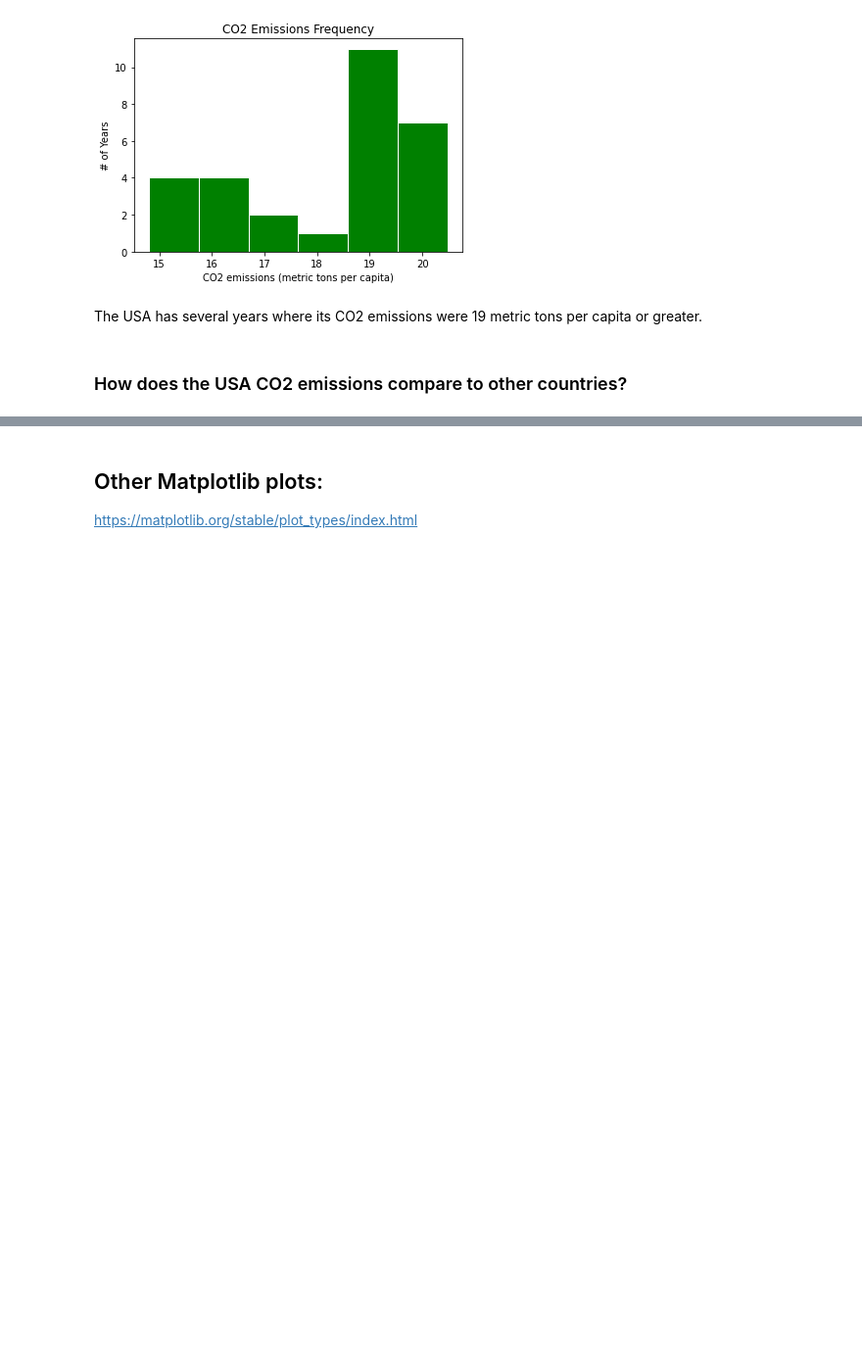
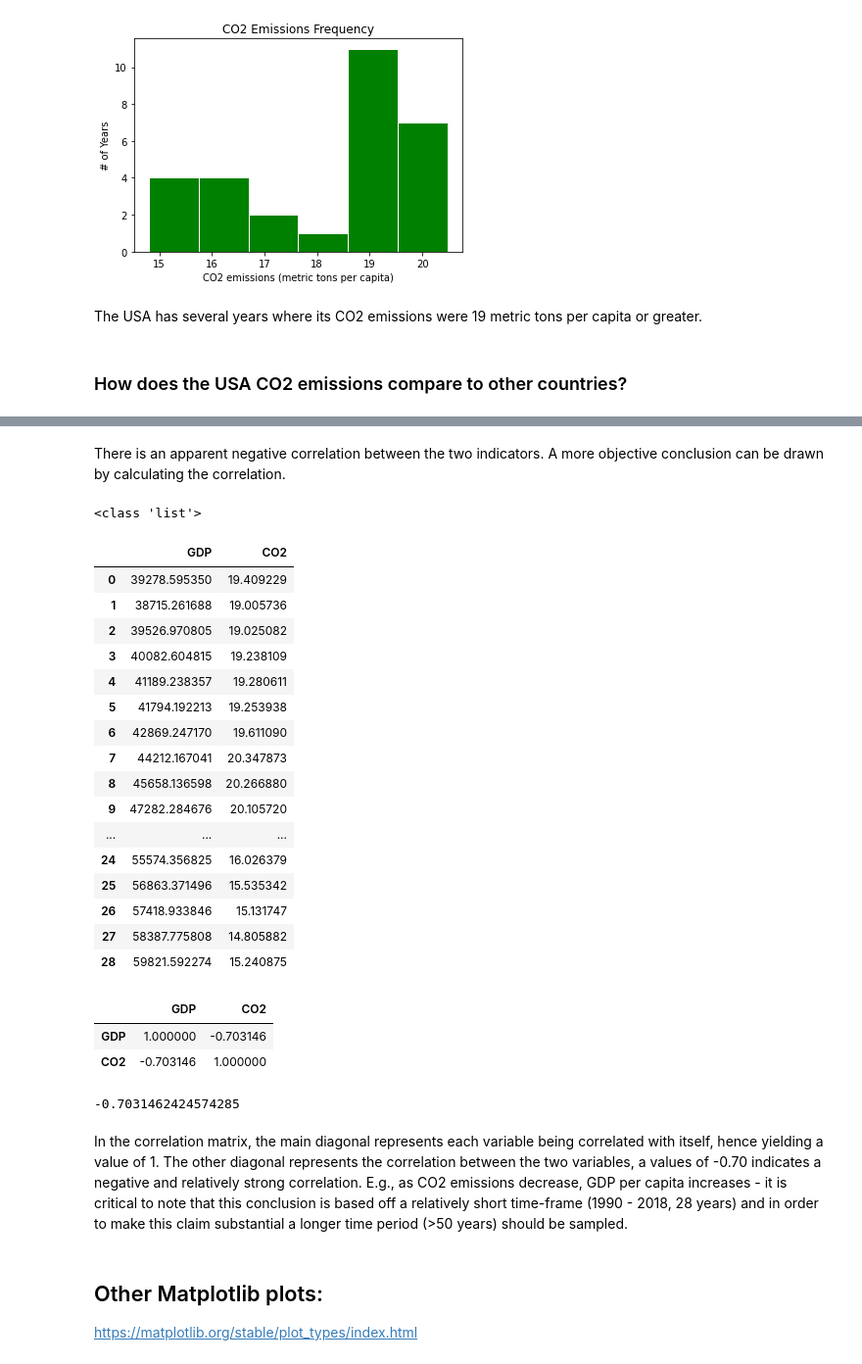
Before and after one commit to mannyjrod/ANA500, a Jupyter notebook: May_2022/Intro_Matplotlib.ipynb, the cells around one changed output, grey strips where cells are left out. Shown: that part at 98% size. Saved outputs shown, nothing was run; the diff lists cells and outputs as text; code cells hidden in the pictures; blank space fills up the shorter version.

```diff
--- a/May_2022/Intro_Matplotlib.ipynb
+++ b/May_2022/Intro_Matplotlib.ipynb
@@ -274,0 +607,57 @@ The USA has several years where its CO2 emissions were 19 metric tons per capita
+# %% [markdown]
+There is an apparent negative correlation between the two indicators. A more objective conclusion can be drawn by calculating the correlation.
+# %%
+# Compute correlation using the .corr method
+
+#print(type(gdp_values))
+#print(type(co2_values))
+
+# Convert both arrays floating point lists (Series argument must be 1-dimensional, so the 29x1 array is converted to a list),
+# then to Pandas Series, the two Series will then be used to create a dictionary,
+# then the dictionary to create a DataFrame. The DataFrame calls the .corr method.
+gdp_values = [float(gdp_values) for gdp_values in gdp_values]
+co2_values = [float(co2_values) for co2_values in co2_values]
+print(type(gdp_values))
+
+# Pandas Series
+gdp_Series = pd.Series(gdp_values)
+co2_Series = pd.Series(co2_values)
+
+# Dictionary
+d = {'GDP':gdp_Series, 'CO2':co2_Series}
+newdf = pd.DataFrame(d)
+newdf
+# %% [output]
+<class 'list'>
+|  | GDP | CO2 |
+| 0 | 39278.595350 | 19.409229 |
+| 1 | 38715.261688 | 19.005736 |
+| 2 | 39526.970805 | 19.025082 |
+| 3 | 40082.604815 | 19.238109 |
+| 4 | 41189.238357 | 19.280611 |
+| 5 | 41794.192213 | 19.253938 |
+| 6 | 42869.247170 | 19.611090 |
+| 7 | 44212.167041 | 20.347873 |
+| 8 | 45658.136598 | 20.266880 |
+| 9 | 47282.284676 | 20.105720 |
+| ... | ... | ... |
+| 24 | 55574.356825 | 16.026379 |
+| 25 | 56863.371496 | 15.535342 |
+| 26 | 57418.933846 | 15.131747 |
+| 27 | 58387.775808 | 14.805882 |
+| 28 | 59821.592274 | 15.240875 |
+# %%
+# Correlation
+newdf.corr(method='pearson')
+# %% [output]
+|  | GDP | CO2 |
+| GDP | 1.000000 | -0.703146 |
+| CO2 | -0.703146 | 1.000000 |
+# %%
+# Alternatively, compute corr using the Series.corr method
+gdp_Series.corr(co2_Series, method='pearson')
+# %% [output]
+-0.7031462424574285
+# %% [markdown]
+In the correlation matrix, the main diagonal represents each variable being correlated with itself, hence yielding a value of 1.
+The other diagonal represents the correlation between the two variables, a values of -0.70 indicates a negative and relatively strong correlation. E.g., as CO2 emissions decrease, GDP per capita increases - it is critical to note that this conclusion is based off a relatively short time-frame (1990 - 2018, 28 years) and in order to make this claim substantial a longer time period (>50 years) should be sampled.
```
Also changed, not shown: parts of 36 cells of this notebook.
